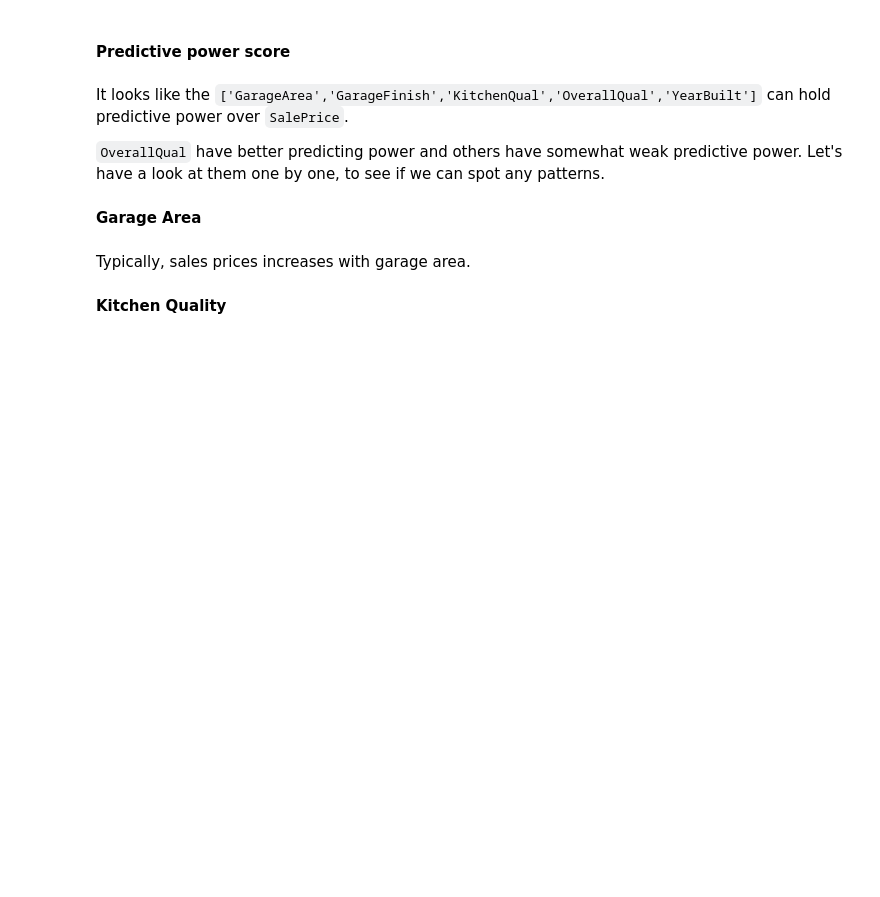
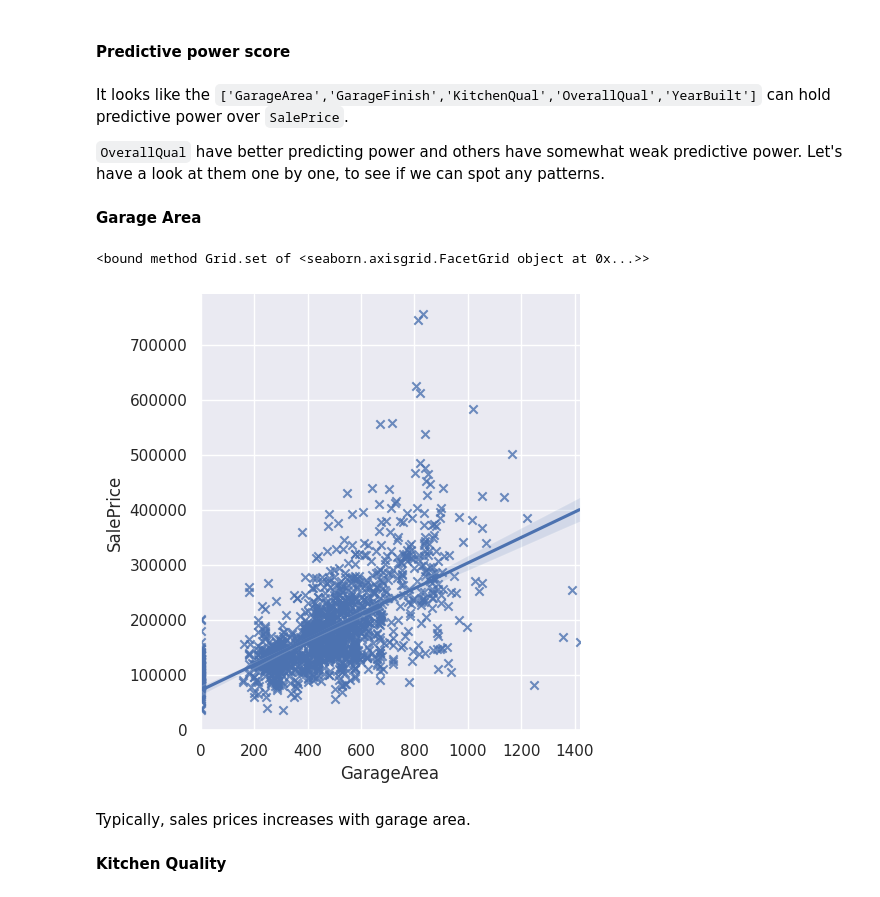
Before and after one commit to ysgurjar/pp5_project_heritage_housing, a Jupyter notebook: jupyter_notebooks/02.data_profiling.ipynb, the cells around one changed output. Saved outputs shown, nothing was run; the diff lists cells and outputs as text; code cells hidden in the pictures; blank space fills up the shorter version.

```diff
--- a/jupyter_notebooks/02.data_profiling.ipynb
+++ b/jupyter_notebooks/02.data_profiling.ipynb
@@ -351,11 +351,13 @@
 **Garage Area**
 # %%
 sns.set_theme()
-sns.set_context('paper')
 sns.lmplot(
     data=df,
     x="GarageArea", y="SalePrice",markers='x'
 ).set
+# %% [output]
+<bound method Grid.set of <seaborn.axisgrid.FacetGrid object at 0x...>>
+[figure, added]
 # %% [markdown]
 Typically, sales prices increases with garage area.
 # %% [markdown]
```
Also changed, not shown: parts of 12 cells of this notebook, 10 other files.
